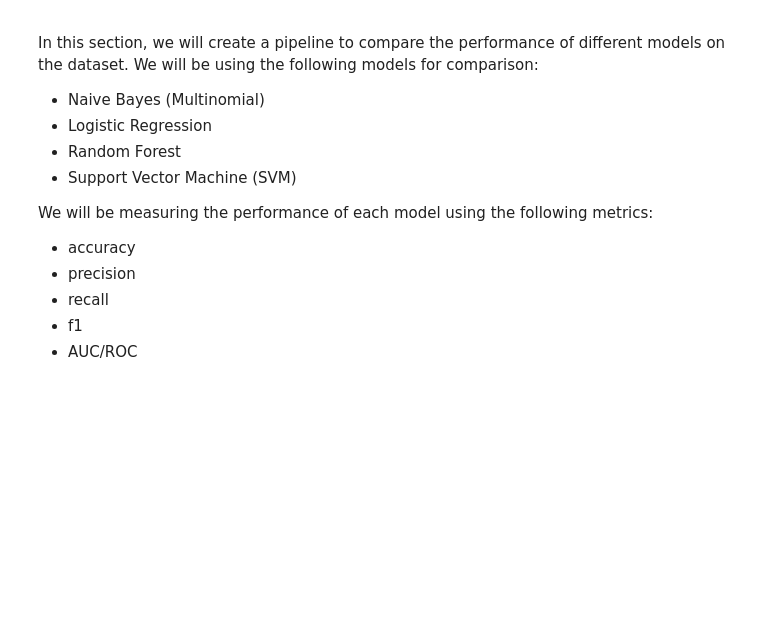
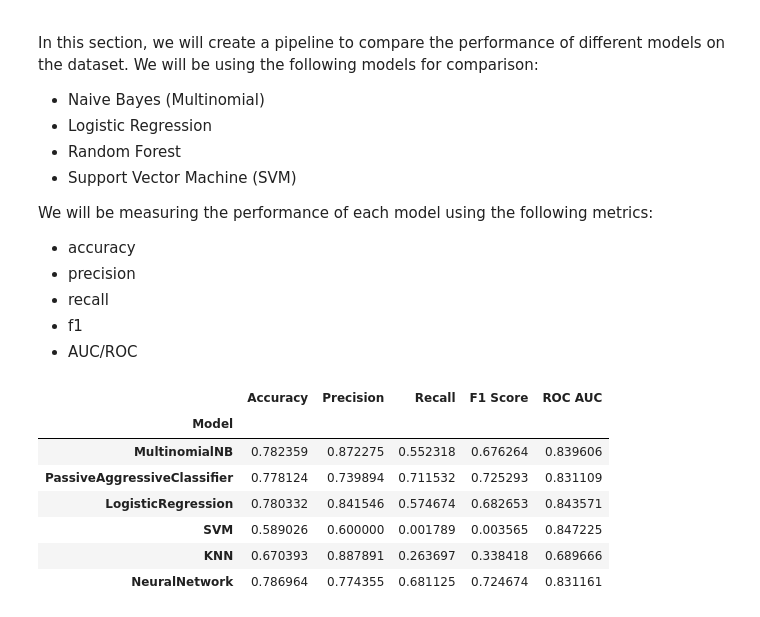
Before and after one commit to CSC-4260-Advanced-Data-Science-Project/NLP_Disaster_Tweets, a Jupyter notebook: NLP-Preprocessing-and-Model-Analysis.ipynb, the cells around one changed output. Saved outputs shown, nothing was run; the diff lists cells and outputs as text; code cells hidden in the pictures; blank space fills up the shorter version.

```diff
--- a/NLP-Preprocessing-and-Model-Analysis.ipynb
+++ b/NLP-Preprocessing-and-Model-Analysis.ipynb
@@ -495,6 +499,15 @@ We will be measuring the performance of each model using the following metrics:
 - f1
 - AUC/ROC
 # %%
+train_data = train_data.drop_duplicates(subset='cleaned_tweets', keep='first')
+
+# Reuse the previously defined variables
+x = train_data['cleaned_tweets']
+y = train_data['target']
+
+# Use a testing size of 20% of the data with 80% for training
+x_train, x_test, y_train, y_test = train_test_split(x, y, test_size=0.2, random_state=42)
+
 # Define the pipelines for each model
 pipelines = {
     'MultinomialNB': Pipeline([
@@ -503,11 +516,11 @@ pipelines = {
     ]),
     'PassiveAggressiveClassifier': Pipeline([
         ('tfidf', TfidfVectorizer(stop_words='english', max_df=0.8, ngram_range=(1, 3))),
-        ('clf', PassiveAggressiveClassifier(max_iter=1000, random_state=42))
+        ('clf', PassiveAggressiveClassifier(max_iter=5, random_state=42))
     ]),
     'LogisticRegression': Pipeline([
         ('tfidf', TfidfVectorizer(stop_words='english', max_df=0.8, ngram_range=(1, 3))),
-        ('clf', LogisticRegression(max_iter=1000, random_state=42))
+        ('clf', LogisticRegression(max_iter=5, random_state=42))
     ]),
     'SVM': Pipeline([
         ('tfidf', TfidfVectorizer(stop_words='english', max_df=0.8, ngram_range=(1, 3))),
@@ -515,11 +528,11 @@ pipelines = {
     ]),
     'KNN': Pipeline([
         ('tfidf', TfidfVectorizer(stop_words='english', max_df=0.8, ngram_range=(1, 3))),
-        ('clf', KNeighborsClassifier())
+        ('clf', KNeighborsClassifier(n_neighbors=5))
     ]),
     'NeuralNetwork': Pipeline([
         ('tfidf', TfidfVectorizer(stop_words='english', max_df=0.8, ngram_range=(1, 3))),
-        ('clf', MLPClassifier(hidden_layer_sizes=(50,), batch_size=64, max_iter=500, random_state=42))
+        ('clf', MLPClassifier(hidden_layer_sizes=(50,), batch_size=64, max_iter=5, random_state=42))
     ])
 }
 
@@ -539,42 +552,42 @@ for model_name, pipeline in pipelines.items():
 
     # Fit the pipeline with the training data to get ROC AUC
     pipeline.fit(x_train, y_train)
     if model_name == 'PassiveAggressiveClassifier' or model_name == 'SVM':
         roc_auc = roc_auc_score(y_test, pipeline.decision_function(x_test))
     else:
         roc_auc = roc_auc_score(y_test, pipeline.predict_proba(x_test)[:, 1])
 
     # Create a DataFrame with the current model's results
     model_results = pd.DataFrame({
         'Model': [model_name],
         'Accuracy': [accuracy],
         'Precision': [precision],
         'Recall': [recall],
         'F1 Score': [f1],
         'ROC AUC': [roc_auc]
     })
 
     # Concatenate the current model's results with the overall results
     results = pd.concat([results, model_results], ignore_index=True)
 
 
-# Define the Viridis colormap and select a highlight color
-viridis = sns.color_palette("viridis", as_cmap=True)
-highlight_color = viridis(0.7)  # A mid-tone from Viridis
+# Define the Rainbow colormap and select a highlight color
+rainbow = sns.color_palette("rainbow", as_cmap=True)
+highlight_color = rainbow(0.7)  # A mid-tone from Rainbow
 
 # Highlight the max value in each column except for 'Model'
 results = results.set_index('Model')
 results = results.style.highlight_max(axis=0, color=highlight_color).set_table_styles(
     [{'selector': 'th', 'props': [('font-size', '14px'), ('color', 'black'), ('background-color', 'white')]}])
 
 # Display the results
 results
-
-# # Highlight the max value in each column except for 'Model'
-# results = results.set_index('Model')
-# results = results.style.highlight_max(axis=0, color='green').set_table_styles(
-#     [{'selector': 'th', 'props': [('font-size', '14px'), ('color', 'black'), ('background-color', 'white')]}])
-
-
-# # Display the results
-# results
+# %% [output]
+|  | Accuracy | Precision | Recall | F1 Score | ROC AUC |
+| Model |  |  |  |  |  |
+| MultinomialNB | 0.782359 | 0.872275 | 0.552318 | 0.676264 | 0.839606 |
+| PassiveAggressiveClassifier | 0.778124 | 0.739894 | 0.711532 | 0.725293 | 0.831109 |
+| LogisticRegression | 0.780332 | 0.841546 | 0.574674 | 0.682653 | 0.843571 |
+| SVM | 0.589026 | 0.600000 | 0.001789 | 0.003565 | 0.847225 |
+| KNN | 0.670393 | 0.887891 | 0.263697 | 0.338418 | 0.689666 |
+| NeuralNetwork | 0.786964 | 0.774355 | 0.681125 | 0.724674 | 0.831161 |
```
Also changed, not shown: parts of 3 cells of this notebook.
